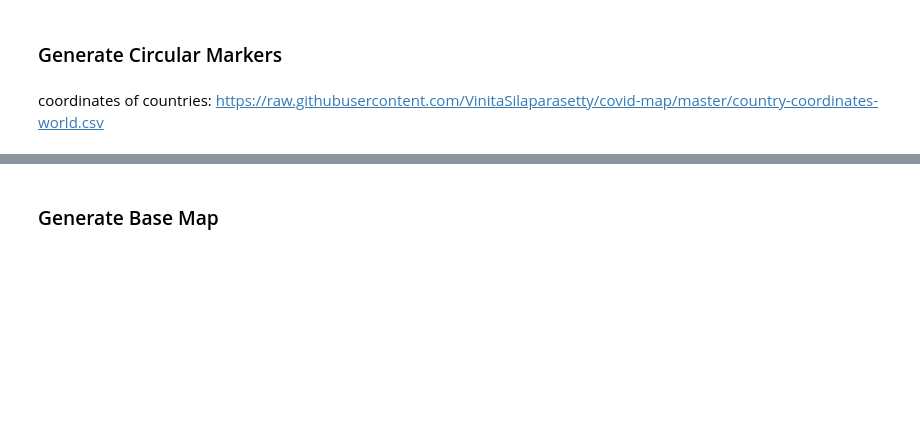
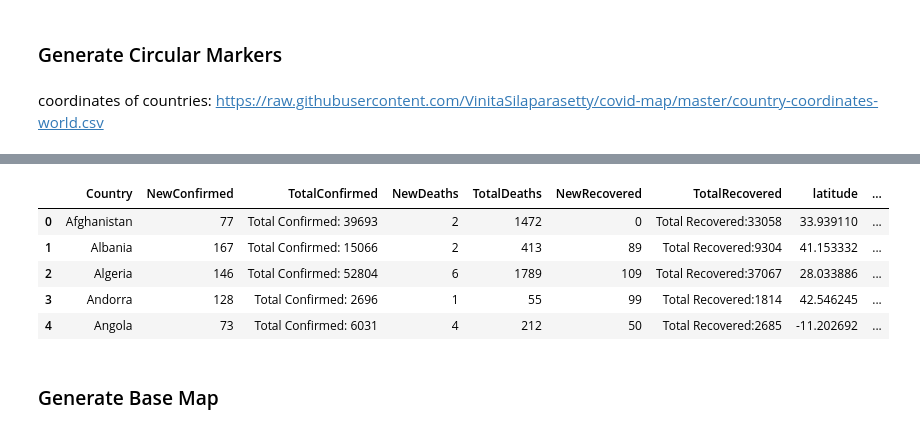
Before and after one commit to nhjoy/World-Map-Geovisualization-Dashboard, a Jupyter notebook: workbook.ipynb, the cells around one changed output, grey strips where cells are left out. Saved outputs shown, nothing was run; the diff lists cells and outputs as text; code cells hidden in the pictures; blank space fills up the shorter version.

```diff
--- a/workbook.ipynb
+++ b/workbook.ipynb
@@ -113,4 +113,10 @@ AttributeError: 'NoneType' object has no attribute 'get'
 # %% [markdown]
 ### Generate Circular Markers
+# %%
+cdf.update(cdf['TotalConfirmed'].map('Total Confirmed: {}'.format))
+cdf.update(cdf['TotalRecovered'].map('Total Recovered:{}'.format))
 # %% [markdown]
 coordinates of countries: https://raw.githubusercontent.com/VinitaSilaparasetty/covid-map/master/country-coordinates-world.csv
+# %%
+coordinates = pd.read_csv('country-coordinates-world.csv')
+coordinates.head()
@@ -116,0 +130,11 @@ coordinates of countries: https://raw.githubusercontent.com/VinitaSilaparasetty/
+# %%
+# inner merging of two dataset
+covid_df = pd.merge(cdf, coordinates, on='Country')
+covid_df.head()
+# %% [output]
+|  | Country | NewConfirmed | TotalConfirmed | NewDeaths | TotalDeaths | NewRecovered | TotalRecovered | latitude | ... |
+| 0 | Afghanistan | 77 | Total Confirmed: 39693 | 2 | 1472 | 0 | Total Recovered:33058 | 33.939110 | ... |
+| 1 | Albania | 167 | Total Confirmed: 15066 | 2 | 413 | 89 | Total Recovered:9304 | 41.153332 | ... |
+| 2 | Algeria | 146 | Total Confirmed: 52804 | 6 | 1789 | 109 | Total Recovered:37067 | 28.033886 | ... |
+| 3 | Andorra | 128 | Total Confirmed: 2696 | 1 | 55 | 99 | Total Recovered:1814 | 42.546245 | ... |
+| 4 | Angola | 73 | Total Confirmed: 6031 | 4 | 212 | 50 | Total Recovered:2685 | -11.202692 | ... |
```
Also changed, not shown: parts of 3 cells of this notebook, 1 other file.
